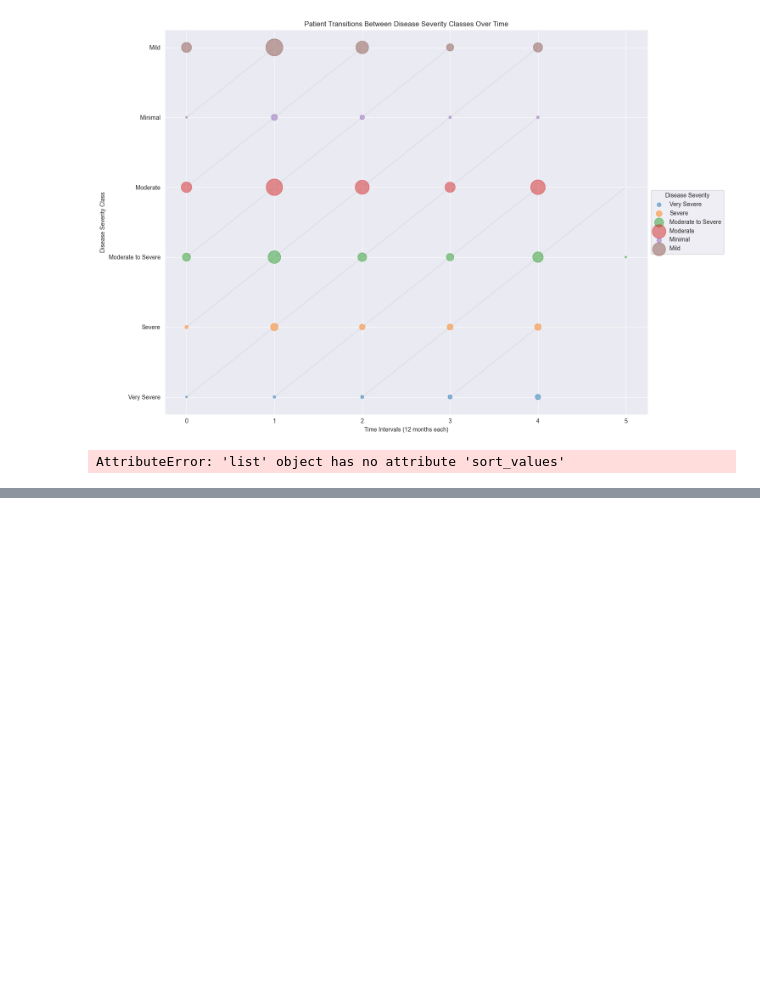
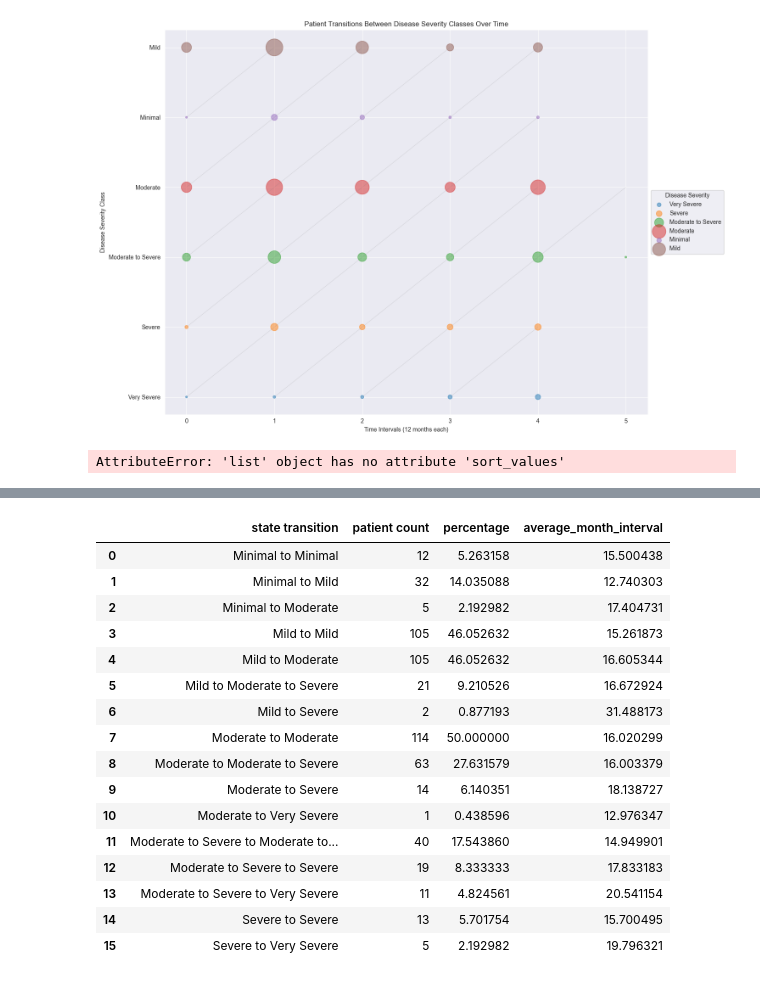
Before and after one commit to iammahbubalam/PPMI_Research_on_Parkinsons, a Jupyter notebook: src/mahbub/tabular_data.ipynb, the cells around one changed output, grey strips where cells are left out. Saved outputs shown, nothing was run; the diff lists cells and outputs as text; code cells hidden in the pictures; blank space fills up the shorter version.

```diff
--- a/src/mahbub/tabular_data.ipynb
+++ b/src/mahbub/tabular_data.ipynb
@@ -1225,0 +1389,43 @@ plt.show()
+# %%
+import pandas as pd
+from collections import defaultdict
+
+# Load your dataset
+data = pd.read_csv("B:/Projects/PycharmProjects/PPMI_Research_on_Parkinson's/src/mahbub/finalDatasetWithUPDRSScore.csv")
+
+# Define non-feature, numerical, and categorical columns
+non_feature_columns = ['Patient ID', 'Visit Date', 'UPDRS_SCORE', 'Visit', 'Visit_int']
+target_column = "Disease_Severity"
+
+# Ensure data is sorted by Patient ID and Visit Date
+data_sorted = data.sort_values(by=['Patient ID', 'Visit Date'])
+
+# Initialize dictionary to count patient transitions
+patient_transition_counts = defaultdict(lambda: defaultdict(set))
+
+# Extract transitions
+grouped = data_sorted.groupby('Patient ID')
+for patient_id, group in grouped:
+    group = group.sort_values(by='Visit Date')
+    disease_states = group[target_column].values
+
+    for i in range(len(disease_states) - 1):
+        current_state = disease_states[i]
+        next_state = disease_states[i + 1]
+        patient_transition_counts[current_state][next_state].add(patient_id)
+
+# Initialize dictionary to store final counts
+patient_transition_counts_final = defaultdict(lambda: defaultdict(int))
+
+# Calculate final counts from sets to get unique patient counts
+for current_state, transitions in patient_transition_counts.items():
+    for next_state, patients in transitions.items():
+        patient_count = len(patients)
+        patient_transition_counts_final[current_state][next_state] = patient_count
+
+# Convert to pandas DataFrame
+df_patient_transitions = pd.DataFrame(patient_transition_counts_final).fillna(0).astype(int)
+
+# Display the DataFrame
+print("Patient Transition Counts DataFrame:")
+print(df_patient_transitions)
@@ -1225,0 +1615,20 @@ plt.show()
+# %%
+df_output
+# %% [output]
+|  | state transition | patient count | percentage | average_month_interval |
+| 0 | Minimal to Minimal | 12 | 5.263158 | 15.500438 |
+| 1 | Minimal to Mild | 32 | 14.035088 | 12.740303 |
+| 2 | Minimal to Moderate | 5 | 2.192982 | 17.404731 |
+| 3 | Mild to Mild | 105 | 46.052632 | 15.261873 |
+| 4 | Mild to Moderate | 105 | 46.052632 | 16.605344 |
+| 5 | Mild to Moderate to Severe | 21 | 9.210526 | 16.672924 |
+| 6 | Mild to Severe | 2 | 0.877193 | 31.488173 |
+| 7 | Moderate to Moderate | 114 | 50.000000 | 16.020299 |
+| 8 | Moderate to Moderate to Severe | 63 | 27.631579 | 16.003379 |
+| 9 | Moderate to Severe | 14 | 6.140351 | 18.138727 |
+| 10 | Moderate to Very Severe | 1 | 0.438596 | 12.976347 |
+| 11 | Moderate to Severe to Moderate to... | 40 | 17.543860 | 14.949901 |
+| 12 | Moderate to Severe to Severe | 19 | 8.333333 | 17.833183 |
+| 13 | Moderate to Severe to Very Severe | 11 | 4.824561 | 20.541154 |
+| 14 | Severe to Severe | 13 | 5.701754 | 15.700495 |
+| 15 | Severe to Very Severe | 5 | 2.192982 | 19.796321 |
```
Also changed, not shown: parts of 10 cells of this notebook, 10 other files.
